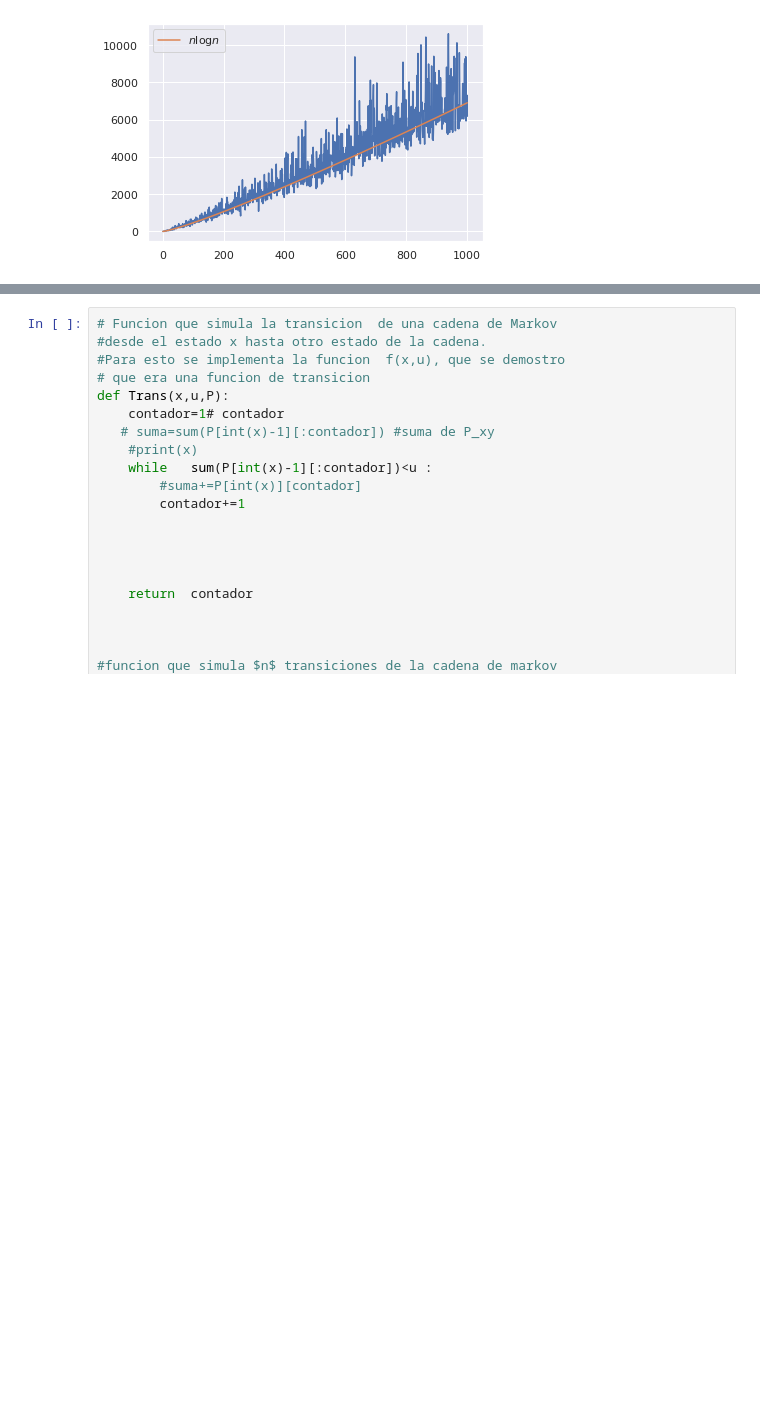
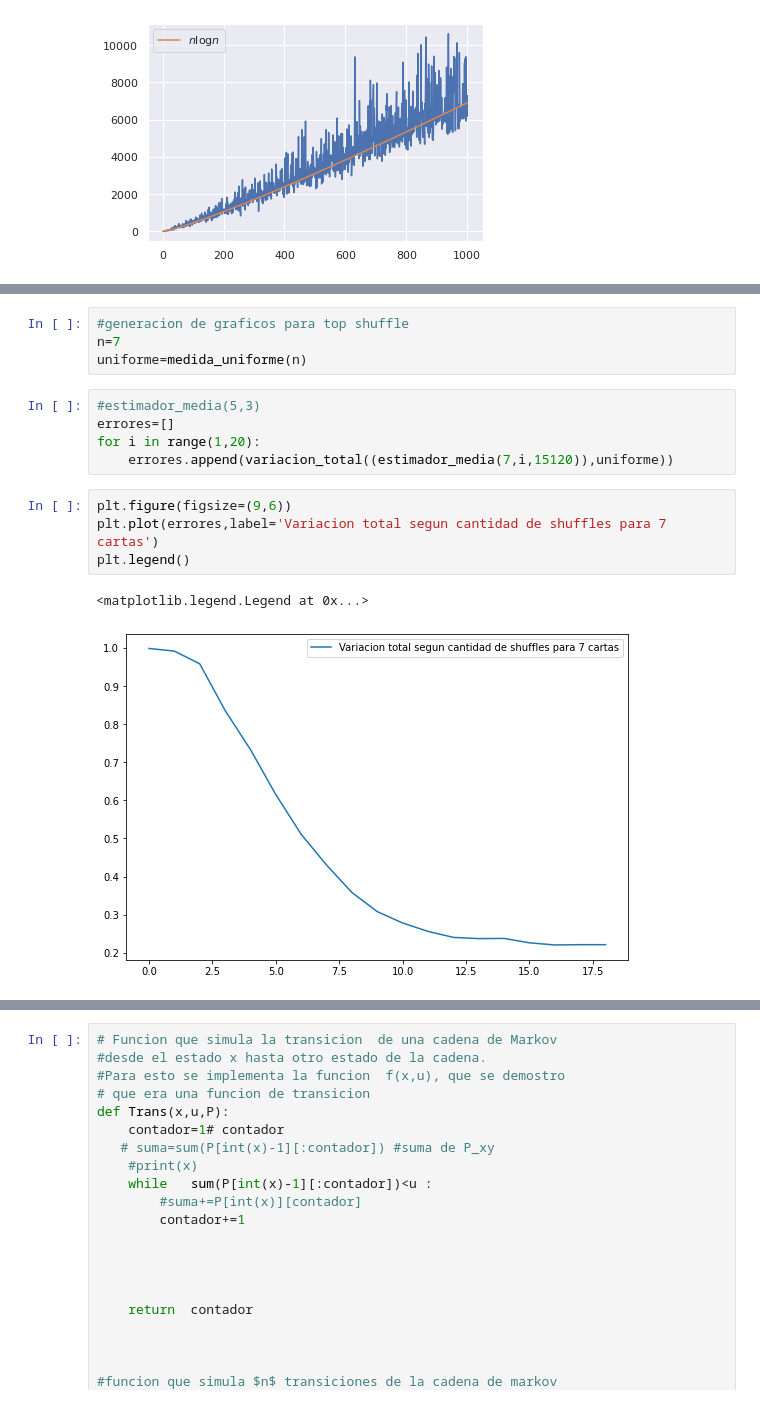
Before and after one commit to dcespedesc/Barajeo-de-cartas-y-numeros-pseudoaleatorios, a Jupyter notebook: top_shuffle_test-2.ipynb, the cells around one changed output, grey strips where cells are left out. Drawn from its saved outputs; the diff is of its cells as text; blank space fills up the shorter version.

```diff
--- a/top_shuffle_test-2.ipynb
+++ b/top_shuffle_test-2.ipynb
@@ -243,0 +115,16 @@ lista=np.array([3,4,5])
+# %%
+#generacion de graficos para top shuffle
+n=7
+uniforme=medida_uniforme(n)
+# %%
+#estimador_media(5,3)
+errores=[]
+for i in range(1,20):
+    errores.append(variacion_total((estimador_media(7,i,15120)),uniforme))
+# %%
+plt.figure(figsize=(9,6))
+plt.plot(errores,label='Variacion total segun cantidad de shuffles para 7 cartas')
+plt.legend()
+# %% [output]
+<matplotlib.legend.Legend at 0x...>
+[figure, added]
```
Also changed, not shown: parts of 58 cells of this notebook.
